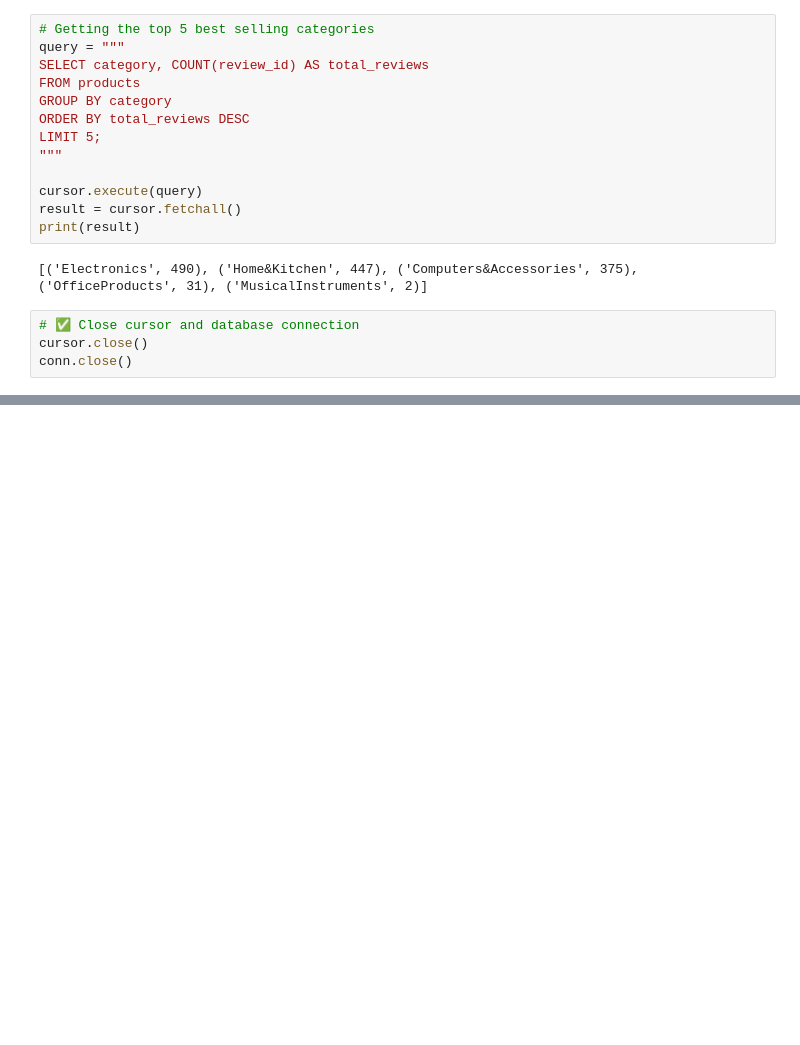
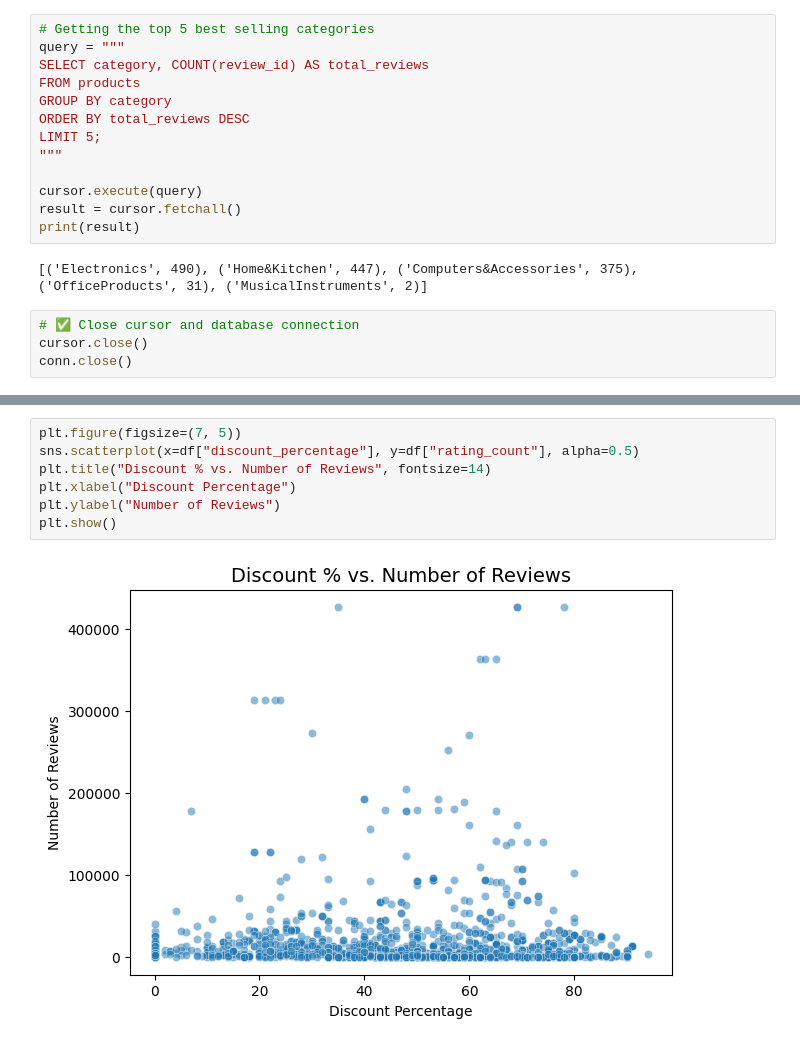
Before and after one commit to wamaithajoy/E-Commerce-Product-Recommendation-System, a Jupyter notebook: ecommerce_analysis.ipynb, the cells around one changed output, grey strips where cells are left out. Saved outputs shown, nothing was run; the diff lists cells and outputs as text; blank space fills up the shorter version.

```diff
--- a/ecommerce_analysis.ipynb
+++ b/ecommerce_analysis.ipynb
@@ -401,0 +462,9 @@ conn.close()
+# %%
+plt.figure(figsize=(7, 5))
+sns.scatterplot(x=df["discount_percentage"], y=df["rating_count"], alpha=0.5)
+plt.title("Discount % vs. Number of Reviews", fontsize=14)
+plt.xlabel("Discount Percentage")
+plt.ylabel("Number of Reviews")
+plt.show()
+# %% [output]
+[figure, added]
```
Also changed, not shown: parts of 18 cells of this notebook.
